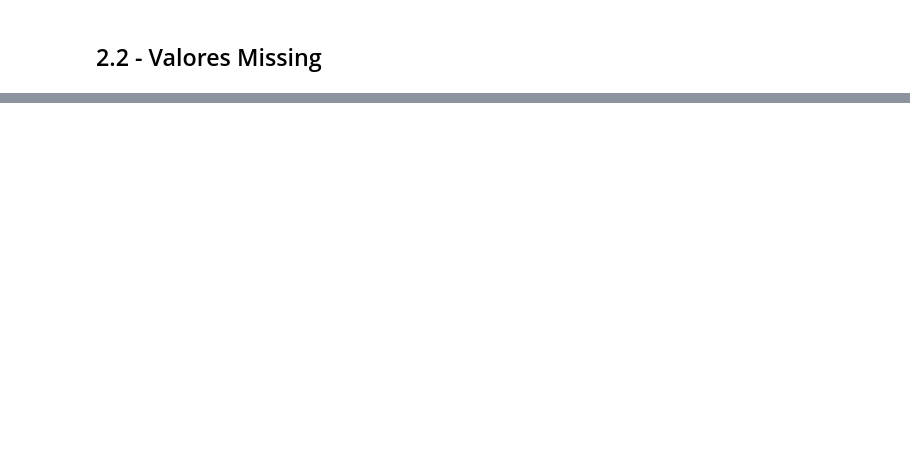
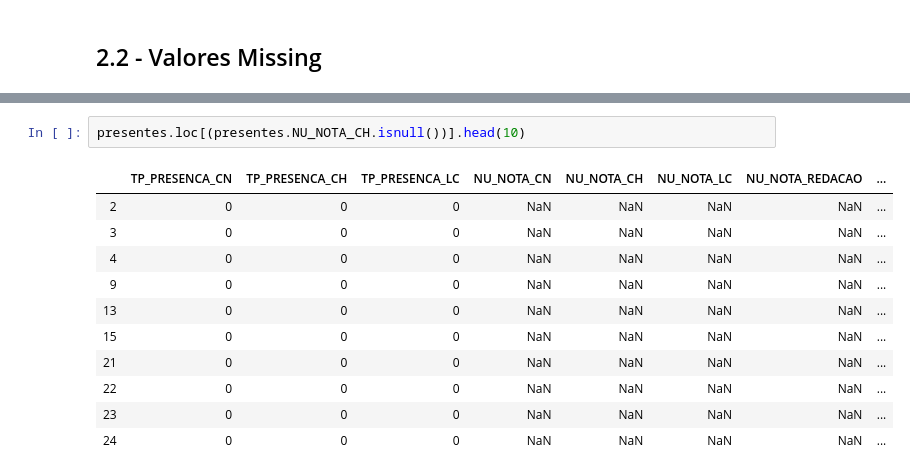
Before and after one commit to MarcusGodoi/DataScience-Codenation, a Jupyter notebook: 00 Desafio Enem/Desafio ENEM 2016.ipynb, the cells around one changed output, grey strips where cells are left out. Saved outputs shown, nothing was run; the diff lists cells and outputs as text; blank space fills up the shorter version.

```diff
--- a/00 Desafio Enem/Desafio ENEM 2016.ipynb
+++ b/00 Desafio Enem/Desafio ENEM 2016.ipynb
@@ -249,0 +499,14 @@ Levantar hipóteses sobre as variáveis.
+# %%
+presentes.loc[(presentes.NU_NOTA_CH.isnull())].head(10)
+# %% [output]
+|  | TP_PRESENCA_CN | TP_PRESENCA_CH | TP_PRESENCA_LC | NU_NOTA_CN | NU_NOTA_CH | NU_NOTA_LC | NU_NOTA_REDACAO | ... |
+| 2 | 0 | 0 | 0 | NaN | NaN | NaN | NaN | ... |
+| 3 | 0 | 0 | 0 | NaN | NaN | NaN | NaN | ... |
+| 4 | 0 | 0 | 0 | NaN | NaN | NaN | NaN | ... |
+| 9 | 0 | 0 | 0 | NaN | NaN | NaN | NaN | ... |
+| 13 | 0 | 0 | 0 | NaN | NaN | NaN | NaN | ... |
+| 15 | 0 | 0 | 0 | NaN | NaN | NaN | NaN | ... |
+| 21 | 0 | 0 | 0 | NaN | NaN | NaN | NaN | ... |
+| 22 | 0 | 0 | 0 | NaN | NaN | NaN | NaN | ... |
+| 23 | 0 | 0 | 0 | NaN | NaN | NaN | NaN | ... |
+| 24 | 0 | 0 | 0 | NaN | NaN | NaN | NaN | ... |
```
Also changed, not shown: parts of 233 cells of this notebook, 7 other files.
